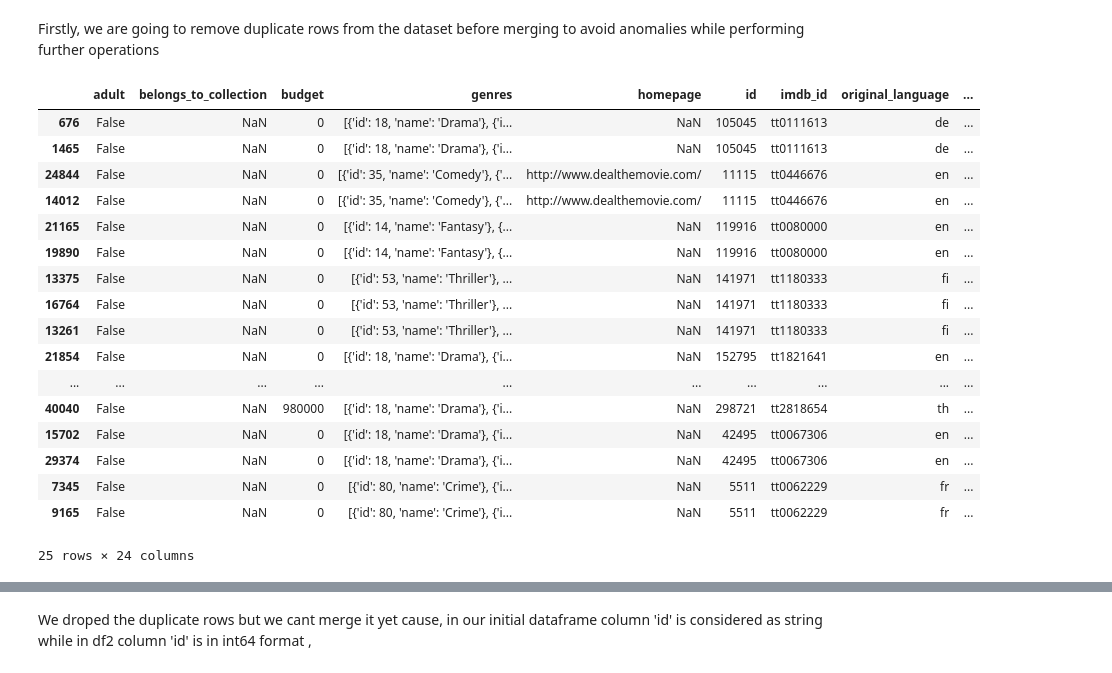
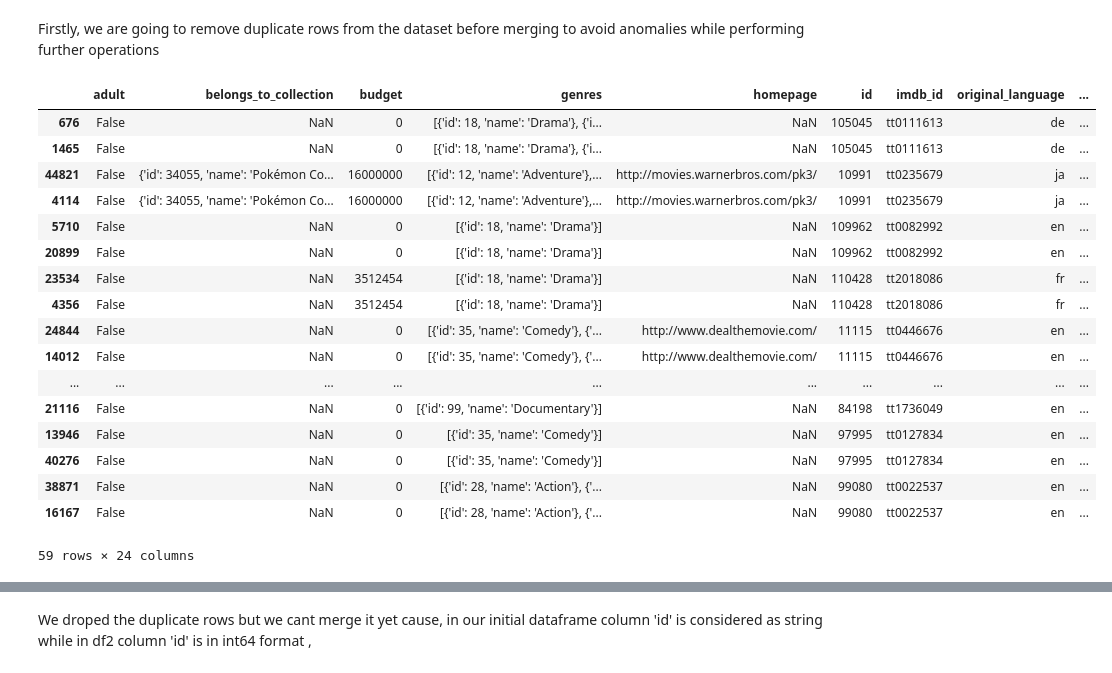
Before and after one commit to AmeyDande/pandas-movie-analysis, a Jupyter notebook: notebook/movies-analysis.ipynb, the cells around one changed output, grey strips where cells are left out. Saved outputs shown, nothing was run; the diff lists cells and outputs as text; code cells hidden in the pictures.

```diff
--- a/notebook/movies-analysis.ipynb
+++ b/notebook/movies-analysis.ipynb
@@ -59,24 +61,24 @@ memory usage: 1.0 MB
 # %% [markdown]
 Firstly, we are going to remove duplicate rows from the dataset before merging to avoid anomalies while performing further operations
 # %%
-df[df.duplicated(keep=False)].sort_values(by='id')
+df[df.duplicated(subset=['id'], keep=False)].sort_values(by='id')
 # %% [output]
 |  | adult | belongs_to_collection | budget | genres | homepage | id | imdb_id | original_language | ... |
 | 676 | False | NaN | 0 | [{'id': 18, 'name': 'Drama'}, {'i... | NaN | 105045 | tt0111613 | de | ... |
 | 1465 | False | NaN | 0 | [{'id': 18, 'name': 'Drama'}, {'i... | NaN | 105045 | tt0111613 | de | ... |
+| 44821 | False | {'id': 34055, 'name': 'Pokémon Co... | 16000000 | [{'id': 12, 'name': 'Adventure'},... | http://movies.warnerbros.com/pk3/ | 10991 | tt0235679 | ja | ... |
+| 4114 | False | {'id': 34055, 'name': 'Pokémon Co... | 16000000 | [{'id': 12, 'name': 'Adventure'},... | http://movies.warnerbros.com/pk3/ | 10991 | tt0235679 | ja | ... |
+| 5710 | False | NaN | 0 | [{'id': 18, 'name': 'Drama'}] | NaN | 109962 | tt0082992 | en | ... |
+| 20899 | False | NaN | 0 | [{'id': 18, 'name': 'Drama'}] | NaN | 109962 | tt0082992 | en | ... |
+| 23534 | False | NaN | 3512454 | [{'id': 18, 'name': 'Drama'}] | NaN | 110428 | tt2018086 | fr | ... |
+| 4356 | False | NaN | 3512454 | [{'id': 18, 'name': 'Drama'}] | NaN | 110428 | tt2018086 | fr | ... |
 | 24844 | False | NaN | 0 | [{'id': 35, 'name': 'Comedy'}, {'... | http://www.dealthemovie.com/ | 11115 | tt0446676 | en | ... |
 | 14012 | False | NaN | 0 | [{'id': 35, 'name': 'Comedy'}, {'... | http://www.dealthemovie.com/ | 11115 | tt0446676 | en | ... |
-| 21165 | False | NaN | 0 | [{'id': 14, 'name': 'Fantasy'}, {... | NaN | 119916 | tt0080000 | en | ... |
-| 19890 | False | NaN | 0 | [{'id': 14, 'name': 'Fantasy'}, {... | NaN | 119916 | tt0080000 | en | ... |
-| 13375 | False | NaN | 0 | [{'id': 53, 'name': 'Thriller'}, ... | NaN | 141971 | tt1180333 | fi | ... |
-| 16764 | False | NaN | 0 | [{'id': 53, 'name': 'Thriller'}, ... | NaN | 141971 | tt1180333 | fi | ... |
-| 13261 | False | NaN | 0 | [{'id': 53, 'name': 'Thriller'}, ... | NaN | 141971 | tt1180333 | fi | ... |
-| 21854 | False | NaN | 0 | [{'id': 18, 'name': 'Drama'}, {'i... | NaN | 152795 | tt1821641 | en | ... |
 | ... | ... | ... | ... | ... | ... | ... | ... | ... | ... |
-| 40040 | False | NaN | 980000 | [{'id': 18, 'name': 'Drama'}, {'i... | NaN | 298721 | tt2818654 | th | ... |
-| 15702 | False | NaN | 0 | [{'id': 18, 'name': 'Drama'}, {'i... | NaN | 42495 | tt0067306 | en | ... |
-| 29374 | False | NaN | 0 | [{'id': 18, 'name': 'Drama'}, {'i... | NaN | 42495 | tt0067306 | en | ... |
-| 7345 | False | NaN | 0 | [{'id': 80, 'name': 'Crime'}, {'i... | NaN | 5511 | tt0062229 | fr | ... |
-| 9165 | False | NaN | 0 | [{'id': 80, 'name': 'Crime'}, {'i... | NaN | 5511 | tt0062229 | fr | ... |
+| 21116 | False | NaN | 0 | [{'id': 99, 'name': 'Documentary'}] | NaN | 84198 | tt1736049 | en | ... |
+| 13946 | False | NaN | 0 | [{'id': 35, 'name': 'Comedy'}] | NaN | 97995 | tt0127834 | en | ... |
+| 40276 | False | NaN | 0 | [{'id': 35, 'name': 'Comedy'}] | NaN | 97995 | tt0127834 | en | ... |
+| 38871 | False | NaN | 0 | [{'id': 28, 'name': 'Action'}, {'... | NaN | 99080 | tt0022537 | en | ... |
+| 16167 | False | NaN | 0 | [{'id': 28, 'name': 'Action'}, {'... | NaN | 99080 | tt0022537 | en | ... |
-25 rows × 24 columns
+59 rows × 24 columns
 # %%
```
Also changed, not shown: parts of 24 cells of this notebook.
